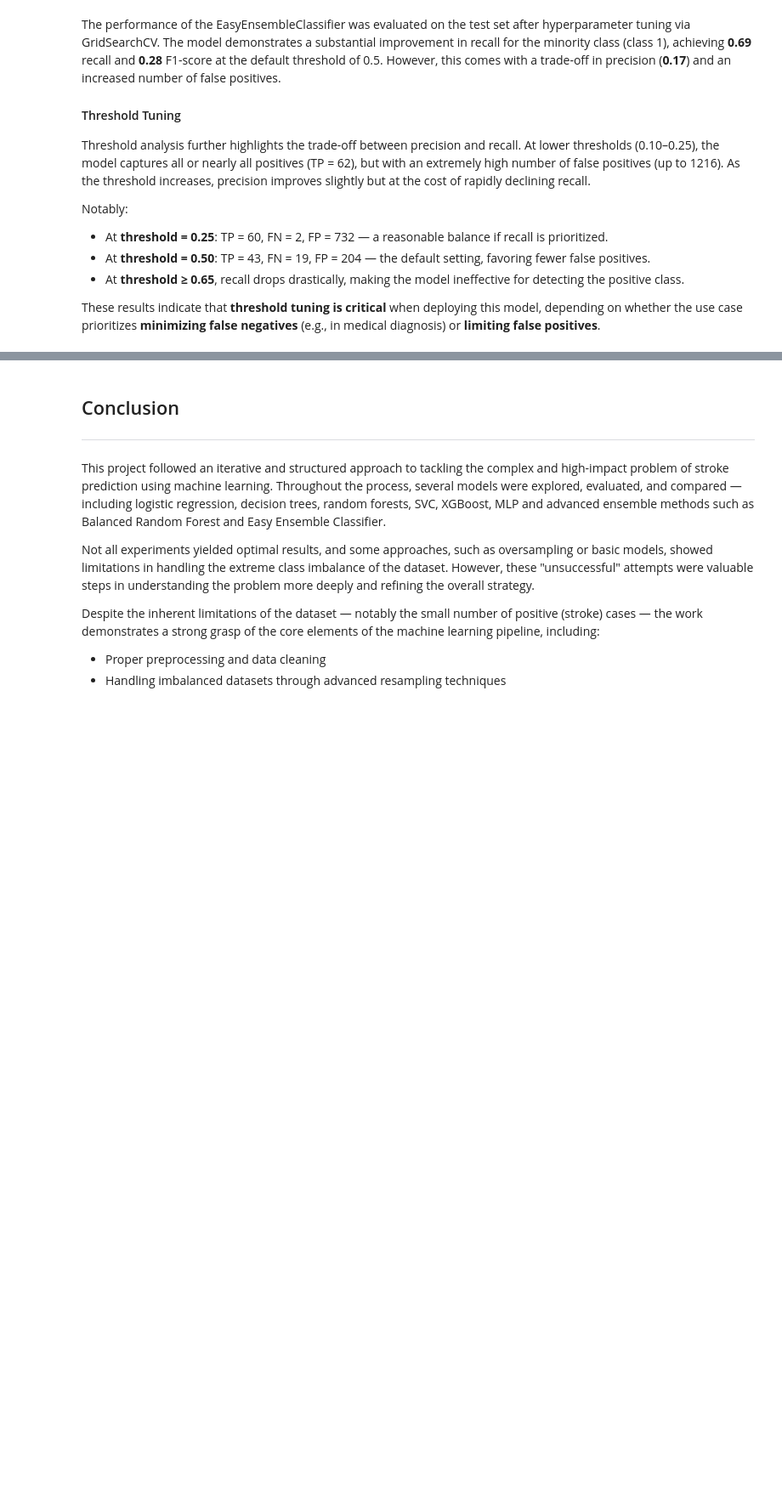
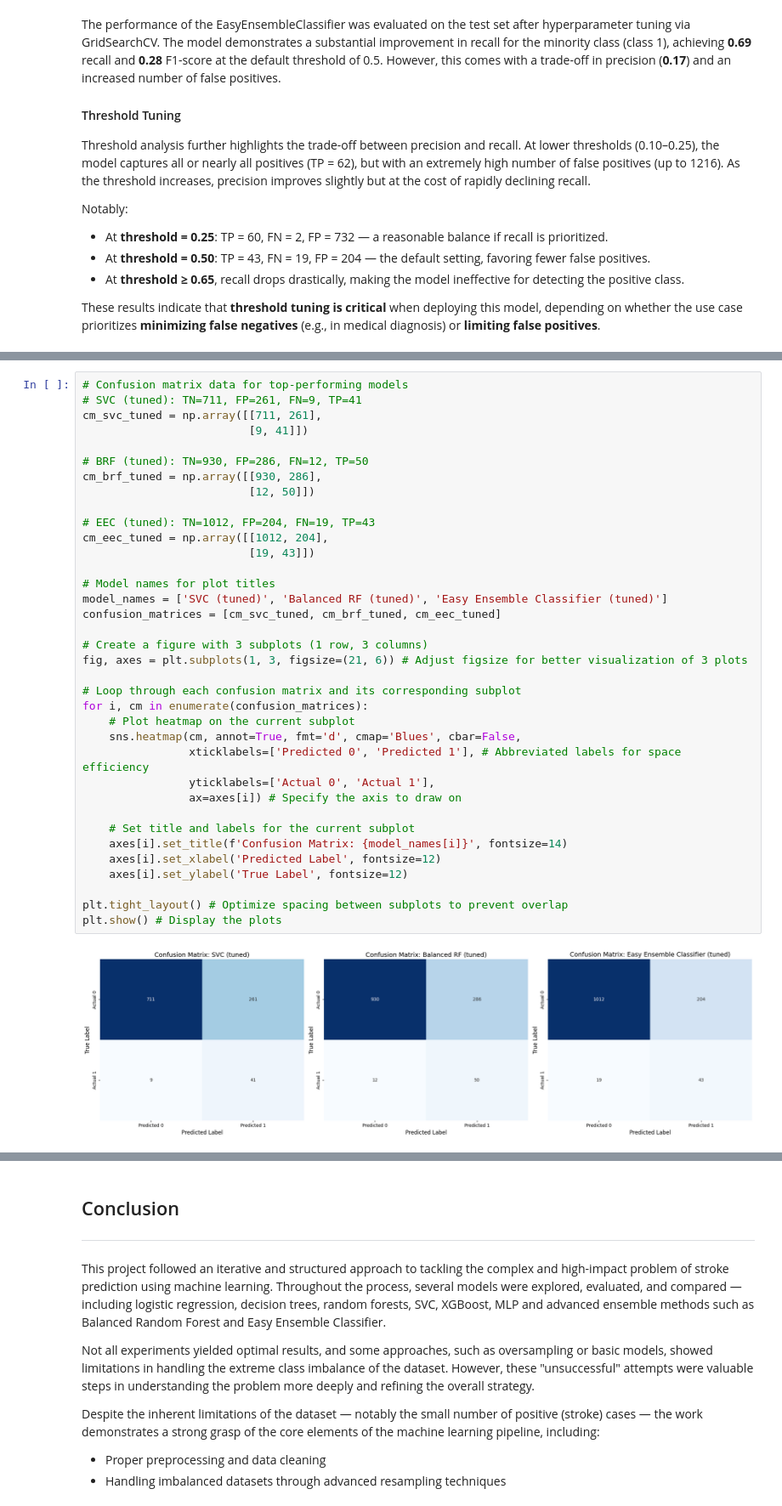
Before and after one commit to AlessandroConte/stroke-prediction, a Jupyter notebook: Stroke_Prediction_Final.ipynb, the cells around one changed output, grey strips where cells are left out. Shown at 85% size. Drawn from its saved outputs; the diff is of its cells as text; blank space fills up the shorter version.

```diff
--- a/Stroke_Prediction_Final.ipynb
+++ b/Stroke_Prediction_Final.ipynb
@@ -1625,0 +1677,38 @@ Considering the goal of **early stroke risk detection** and **minimizing false n
+# %%
+# Confusion matrix data for top-performing models
+# SVC (tuned): TN=711, FP=261, FN=9, TP=41
+cm_svc_tuned = np.array([[711, 261],
+                         [9, 41]])
+
+# BRF (tuned): TN=930, FP=286, FN=12, TP=50
+cm_brf_tuned = np.array([[930, 286],
+                         [12, 50]])
+
+# EEC (tuned): TN=1012, FP=204, FN=19, TP=43
+cm_eec_tuned = np.array([[1012, 204],
+                         [19, 43]])
+
+# Model names for plot titles
+model_names = ['SVC (tuned)', 'Balanced RF (tuned)', 'Easy Ensemble Classifier (tuned)']
+confusion_matrices = [cm_svc_tuned, cm_brf_tuned, cm_eec_tuned]
+
+# Create a figure with 3 subplots (1 row, 3 columns)
+fig, axes = plt.subplots(1, 3, figsize=(21, 6)) # Adjust figsize for better visualization of 3 plots
+
+# Loop through each confusion matrix and its corresponding subplot
+for i, cm in enumerate(confusion_matrices):
+    # Plot heatmap on the current subplot
+    sns.heatmap(cm, annot=True, fmt='d', cmap='Blues', cbar=False,
+                xticklabels=['Predicted 0', 'Predicted 1'], # Abbreviated labels for space efficiency
+                yticklabels=['Actual 0', 'Actual 1'],
+                ax=axes[i]) # Specify the axis to draw on
+
+    # Set title and labels for the current subplot
+    axes[i].set_title(f'Confusion Matrix: {model_names[i]}', fontsize=14)
+    axes[i].set_xlabel('Predicted Label', fontsize=12)
+    axes[i].set_ylabel('True Label', fontsize=12)
+
+plt.tight_layout() # Optimize spacing between subplots to prevent overlap
+plt.show() # Display the plots
+# %% [output]
+[figure, added]
```
Also changed, not shown: parts of 6 cells of this notebook.
